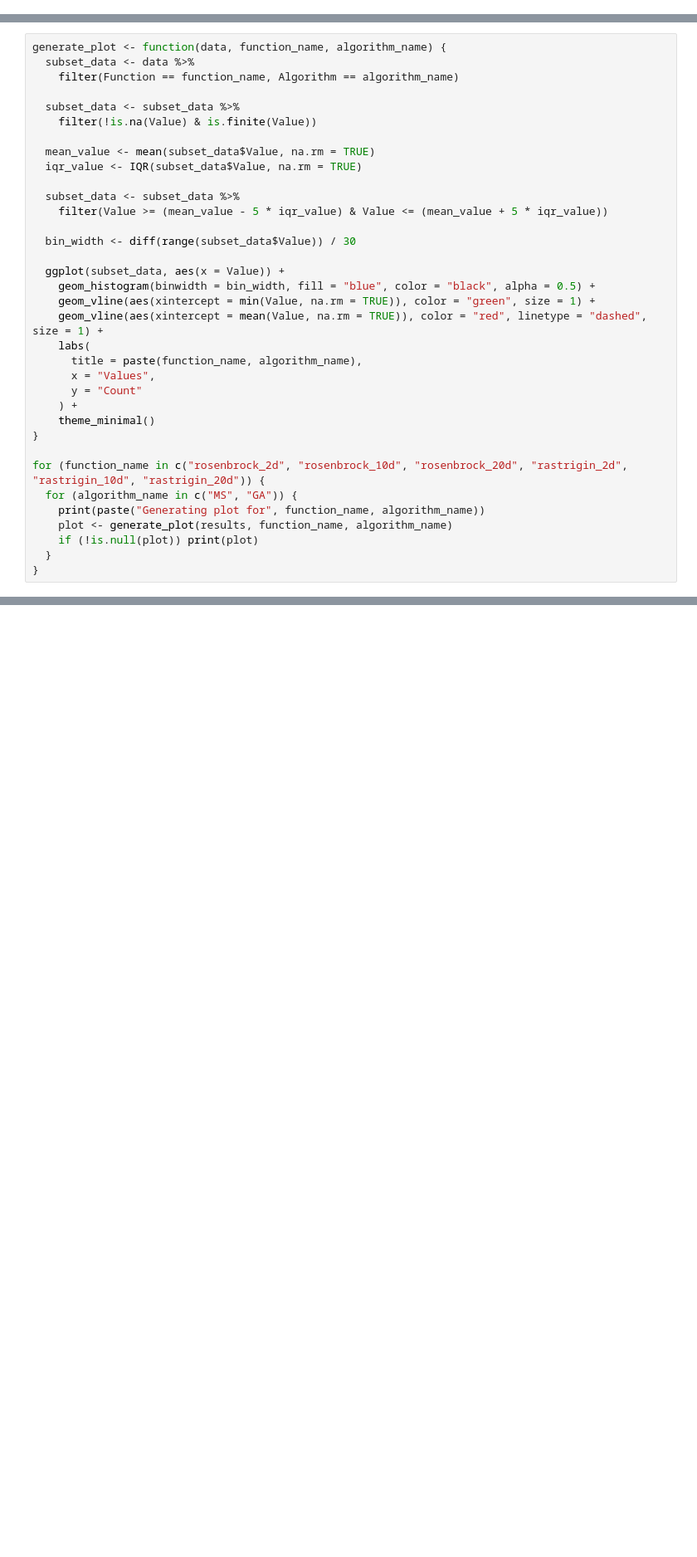
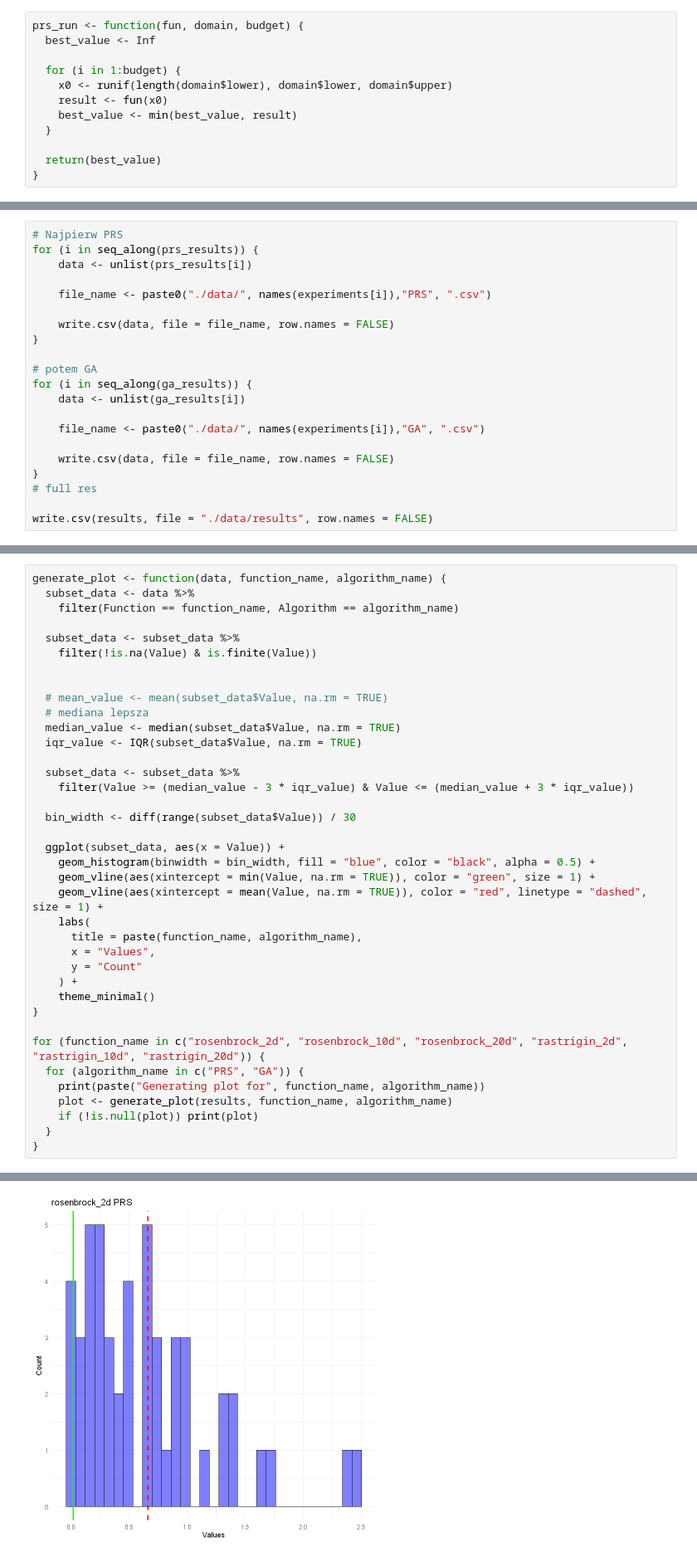
Before and after one commit to FloudMe77/Project-R, a Jupyter notebook: main.ipynb, the cells around one changed output, grey strips where cells are left out. Shown: that part at 83% size. Cells and saved outputs as stored; diff of their text form; blank space fills up the shorter version.

```diff
--- a/main.ipynb
+++ b/main.ipynb
@@ -49,0 +174,12 @@ ms_run <- function(fun, domain, starts) {
+# %%
+prs_run <- function(fun, domain, budget) {
+  best_value <- Inf
+
+  for (i in 1:budget) {
+    x0 <- runif(length(domain$lower), domain$lower, domain$upper)
+    result <- fun(x0)
+    best_value <- min(best_value, result)
+  }
+
+  return(best_value)
+}
@@ -101,0 +252,21 @@ print(results)
+# %%
+# Najpierw PRS
+for (i in seq_along(prs_results)) {
+    data <- unlist(prs_results[i])
+
+    file_name <- paste0("./data/", names(experiments[i]),"PRS", ".csv")
+
+    write.csv(data, file = file_name, row.names = FALSE)
+}
+
+# potem GA
+for (i in seq_along(ga_results)) {
+    data <- unlist(ga_results[i])
+
+    file_name <- paste0("./data/", names(experiments[i]),"GA", ".csv")
+
+    write.csv(data, file = file_name, row.names = FALSE)
+}
+# full res
+
+write.csv(results, file = "./data/results", row.names = FALSE)
@@ -126,11 +303,14 @@ generate_plot <- function(data, function_name, algorithm_name) {
   subset_data <- subset_data %>%
     filter(!is.na(Value) & is.finite(Value))
 
-  mean_value <- mean(subset_data$Value, na.rm = TRUE)
+
+  # mean_value <- mean(subset_data$Value, na.rm = TRUE)
+  # mediana lepsza
+  median_value <- median(subset_data$Value, na.rm = TRUE)
   iqr_value <- IQR(subset_data$Value, na.rm = TRUE)
 
   subset_data <- subset_data %>%
-    filter(Value >= (mean_value - 5 * iqr_value) & Value <= (mean_value + 5 * iqr_value))
+    filter(Value >= (median_value - 3 * iqr_value) & Value <= (median_value + 3 * iqr_value))
 
   bin_width <- diff(range(subset_data$Value)) / 30
 
@@ -147,9 +327,10 @@ generate_plot <- function(data, function_name, algorithm_name) {
 }
 
 for (function_name in c("rosenbrock_2d", "rosenbrock_10d", "rosenbrock_20d", "rastrigin_2d", "rastrigin_10d", "rastrigin_20d")) {
-  for (algorithm_name in c("MS", "GA")) {
+  for (algorithm_name in c("PRS", "GA")) {
     print(paste("Generating plot for", function_name, algorithm_name))
     plot <- generate_plot(results, function_name, algorithm_name)
     if (!is.null(plot)) print(plot)
   }
 }
+# %% [output]
@@ -155,0 +339 @@ for (function_name in c("rosenbrock_2d", "rosenbrock_10d", "rosenbrock_20d", "ra
+[figure, added]
```
Also changed, not shown: parts of 17 cells of this notebook, 17 other files.
